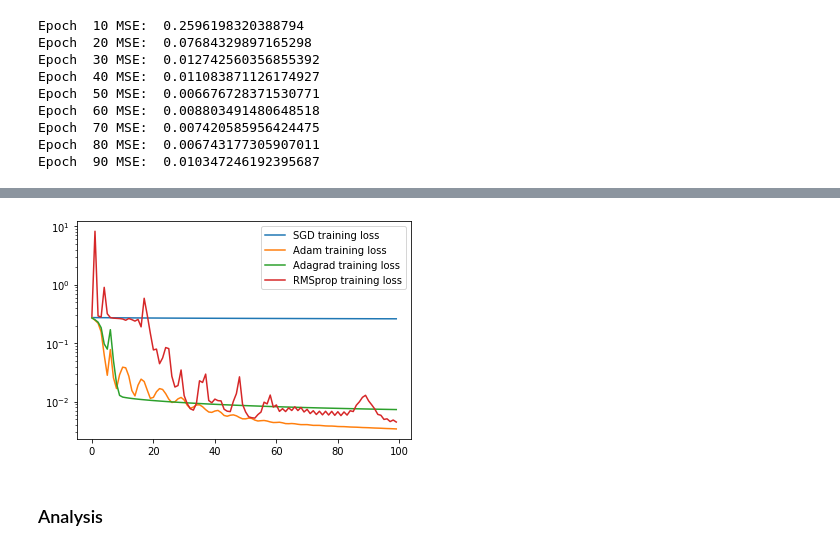
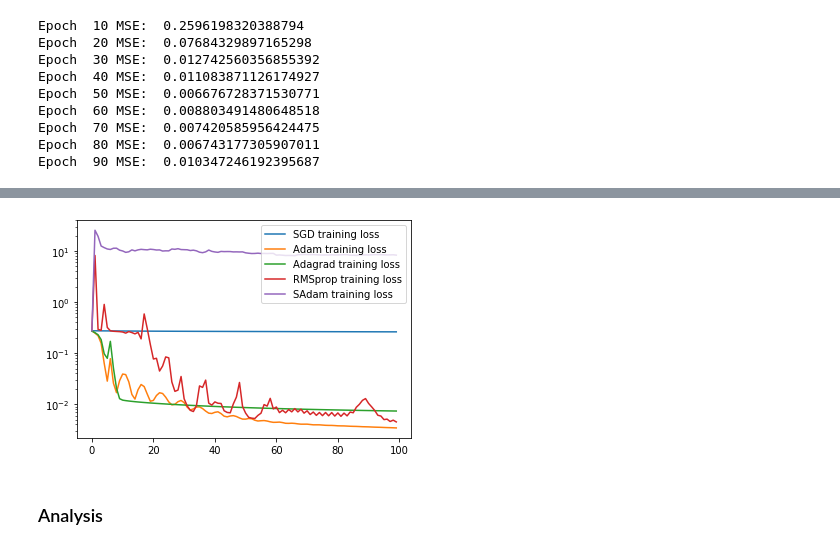
Before and after one commit to YANGHanwei/OMPL-mini-project, a Jupyter notebook: johan.ipynb, the cells around one changed output, grey strips where cells are left out. Cells and saved outputs as stored; diff of their text form; code cells hidden in the pictures.

Commit message:
add SAdam implementation (doesn't work well)

```diff
--- a/johan.ipynb
+++ b/johan.ipynb
@@ -140,7 +134,7 @@ input_dim = 1
 hidden_dim = 32
 num_layers = 2
 output_dim = 1
-
+from sadam import SAdam
 
 # Here we define our model as a class
 class LSTM(nn.Module):
@@ -184,13 +178,15 @@ model1 = LSTM(input_dim=input_dim, hidden_dim=hidden_dim, output_dim=output_dim,
 model2 = LSTM(input_dim=input_dim, hidden_dim=hidden_dim, output_dim=output_dim, num_layers=num_layers)
 model3 = LSTM(input_dim=input_dim, hidden_dim=hidden_dim, output_dim=output_dim, num_layers=num_layers)
 model4 = LSTM(input_dim=input_dim, hidden_dim=hidden_dim, output_dim=output_dim, num_layers=num_layers)
+model5 = LSTM(input_dim=input_dim, hidden_dim=hidden_dim, output_dim=output_dim, num_layers=num_layers)
 
 loss_fn = torch.nn.MSELoss(size_average=True)
 
 optimisers = {'SGD':torch.optim.SGD(model1.parameters(), lr=0.01),
               'Adam':torch.optim.Adam(model2.parameters(), lr=0.01),
               'Adagrad':torch.optim.Adagrad(model3.parameters(), lr=0.01),
-              'RMSprop':torch.optim.RMSprop(model4.parameters(), lr=0.01)}
+              'RMSprop':torch.optim.RMSprop(model4.parameters(), lr=0.01),
+              'SAdam':SAdam(model5.parameters(), lr=0.01)}
 # %%
 # Train model
 #####################
@@ -274,18 +282,19 @@ Epoch  90 MSE:  0.010347246192395687
 # %%
 # plt.plot(y_train_pred.detach().numpy(), label="Preds")
 # plt.plot(y_train.detach().numpy(), label="Data")
 # plt.legend()
 # plt.show()
 
 plt.plot(hists[0], label="SGD training loss")
 plt.plot(hists[1], label="Adam training loss")
 plt.plot(hists[2], label="Adagrad training loss")
 plt.plot(hists[3], label="RMSprop training loss")
+plt.plot(hists[4], label="SAdam training loss")
 plt.legend()
 plt.yscale('log')
 plt.show()
 # %% [output]
-[figure, old version]
+[figure, new version]
 # %% [markdown]
 ### Analysis
 # %%
```
Also changed, not shown: parts of 5 cells of this notebook.
